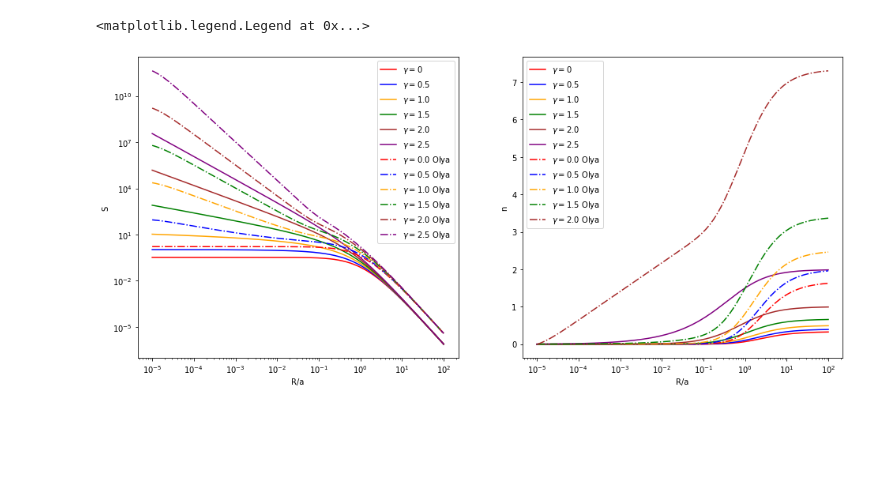
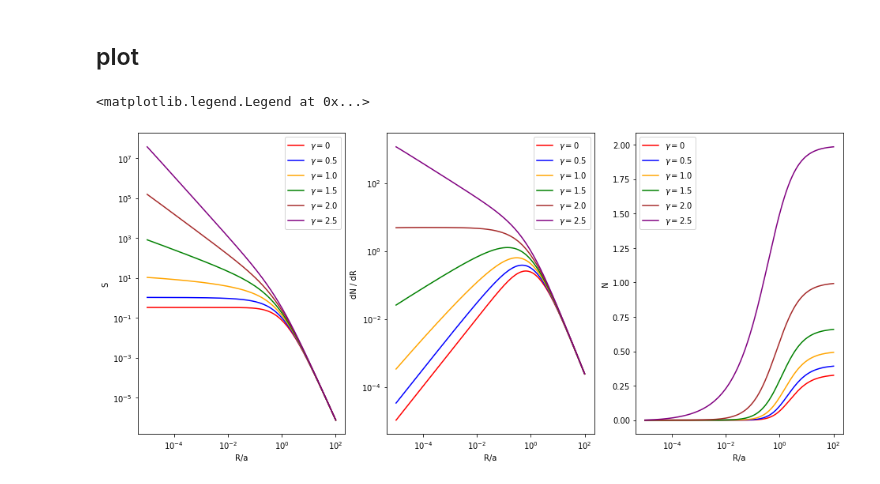
Before and after one commit to olgaborodina/N-body_simulations_analysis, a Jupyter notebook: dehnen_profiles.ipynb, the cells around one changed output. Saved outputs shown, nothing was run; the diff lists cells and outputs as text; code cells hidden in the pictures; blank space fills up the shorter version.

Commit message:
Fix integrals calculation, add theory explanation and extra plot

```diff
--- a/dehnen_profiles.ipynb
+++ b/dehnen_profiles.ipynb
@@ -32,7 +44,7 @@ ro0 = 10
 gammas = np.arange(0, 3, 0.5)
 
 eta = S['eta'] #np.linspace(1e-5, 100, 1001)
-zeta = np.linspace(1e-5, 30000, 10001)
+zeta = np.geomspace(1e-10, 30000, 10001)
 ETA, ZETA = np.meshgrid(eta, zeta)
 # %%
 S_ = pd.DataFrame(data={'eta' : eta})
@@ -45,6 +54,3 @@ zeta4 = np.linspace(1e-5, 1000, 5001)
 # %%
-s_diff = pd.DataFrame(data={'eta' : eta})
-gamma = 0
-for i, zeta in enumerate([zeta1, zeta2, zeta3, zeta4]):
-    ETA, ZETA = np.meshgrid(eta, zeta)
-    s_diff[f'zeta{i}'] = integrate.simps(np.power(ZETA ** 2 + ETA ** 2, - gamma/2) * np.power(1 + np.sqrt(ZETA ** 2 + ETA ** 2), gamma - 4), axis=0)
+for gamma in gammas:
+    S_[f'gamma={gamma}'] = integrate.simps(np.power(ZETA ** 2 + ETA ** 2, - gamma/2) * np.power(1 + np.sqrt(ZETA ** 2 + ETA ** 2), gamma - 4), x=zeta, axis=0)
@@ -64,6 +57,3 @@ ax.legend()
-# %%
-for gamma in gammas:
-    S_[f'gamma={gamma}'] = integrate.simps(np.power(ZETA ** 2 + ETA ** 2, - gamma/2) * np.power(1 + np.sqrt(ZETA ** 2 + ETA ** 2), gamma - 4), axis=0)
 # %%
 N_array = []
 for gamma in gammas:
@@ -71,49 +61,66 @@ for gamma in gammas:
         N_array.append(integrate.simps(eta[:i] * S_.loc[:i-1,f'gamma={gamma}'], x=eta[:i]))
     N_[f'gamma={gamma}'] = N_array
     N_array = []
+# %% [markdown]
+## plot
 # %%
 colors = ['red', 'blue', 'orange', 'green', 'brown', 'purple']
 # %%
 fig = plt.figure(figsize=(16,7))
-spec = gridspec.GridSpec(ncols=2, nrows=1)
+spec = gridspec.GridSpec(ncols=3, nrows=1)
 
 ### figure 0: S(\eta)
 
 ax0 = fig.add_subplot(spec[0])
 
 for i, g in enumerate(S.columns[1:]):
-    ax0.plot(S['eta'], S[g],   label=f'$\{g}$', c=colors[i])
+    ax0.plot(S['eta'], S[g],  label=f'$\{g}$', c=colors[i])
 
-for i, g in enumerate(S_.columns[1:]):
-    ax0.plot(S_['eta'], S_[g],   label=f'$\{g}$ Olya', c=colors[i], ls='-.')
+# for i, g in enumerate(S_.columns[1:]):
+#     ax0.plot(S_['eta'], S_[g], label=f'$\{g}$ Olya', c=colors[i], ls='-.')
 
 
 ax0.set_xscale('log')
 ax0.set_yscale('log')
-
 ax0.set_xlabel('R/a')
 ax0.set_ylabel('S')
+ax0.legend()
 
-ax0.legend()
+
+### figure 1: dN/dR(\eta)
+ax1 = fig.add_subplot(spec[1])
+
+for i, g in enumerate(S.columns[1:]):
+    ax1.plot(S['eta'], S[g] * np.pi * S['eta'], label=f'$\{g}$', c=colors[i])
+
+# for i, g in enumerate(S_.columns[1:]):
+#     ax1.plot(S_['eta'], S_[g] * np.pi * S['eta'],   label=f'$\{g}$ Olya', c=colors[i], ls='-.')
+
+
+ax1.set_xscale('log')
+ax1.set_yscale('log')
+ax1.set_xlabel('R/a')
+ax1.set_ylabel('dN / dR')
+ax1.legend()
 
 
 ### figure 1: n(\eta)
 
-ax1 = fig.add_subplot(spec[1])
+ax2 = fig.add_subplot(spec[2])
 
 for i, g in enumerate(N.columns[1:]):
-    ax1.plot(N['eta'], N[g],   label=f'$\{g}$', c=colors[i])
+    ax2.plot(N['eta'], N[g],   label=f'$\{g}$', c=colors[i])
 
-for i, g in enumerate(N_.columns[1:-1]):
-    ax1.plot(N_['eta'], N_[g],   label=f'$\{g}$ Olya', c=colors[i], ls='-.')
+# for i, g in enumerate(N_.columns[1:]):
+#     ax2.plot(N_['eta'], N_[g],   label=f'$\{g}$ Olya', c=colors[i], ls='-.')
 
 
-ax1.set_xscale('log')
+ax2.set_xscale('log')
 
-ax1.set_xlabel('R/a')
-ax1.set_ylabel('n')
+ax2.set_xlabel('R/a')
+ax2.set_ylabel('N')
 
-ax1.legend()
+ax2.legend()
 # %% [output]
 <matplotlib.legend.Legend at 0x...>
-[figure, old version]
+[figure, new version]
```
Also changed, not shown: parts of 8 cells of this notebook.
